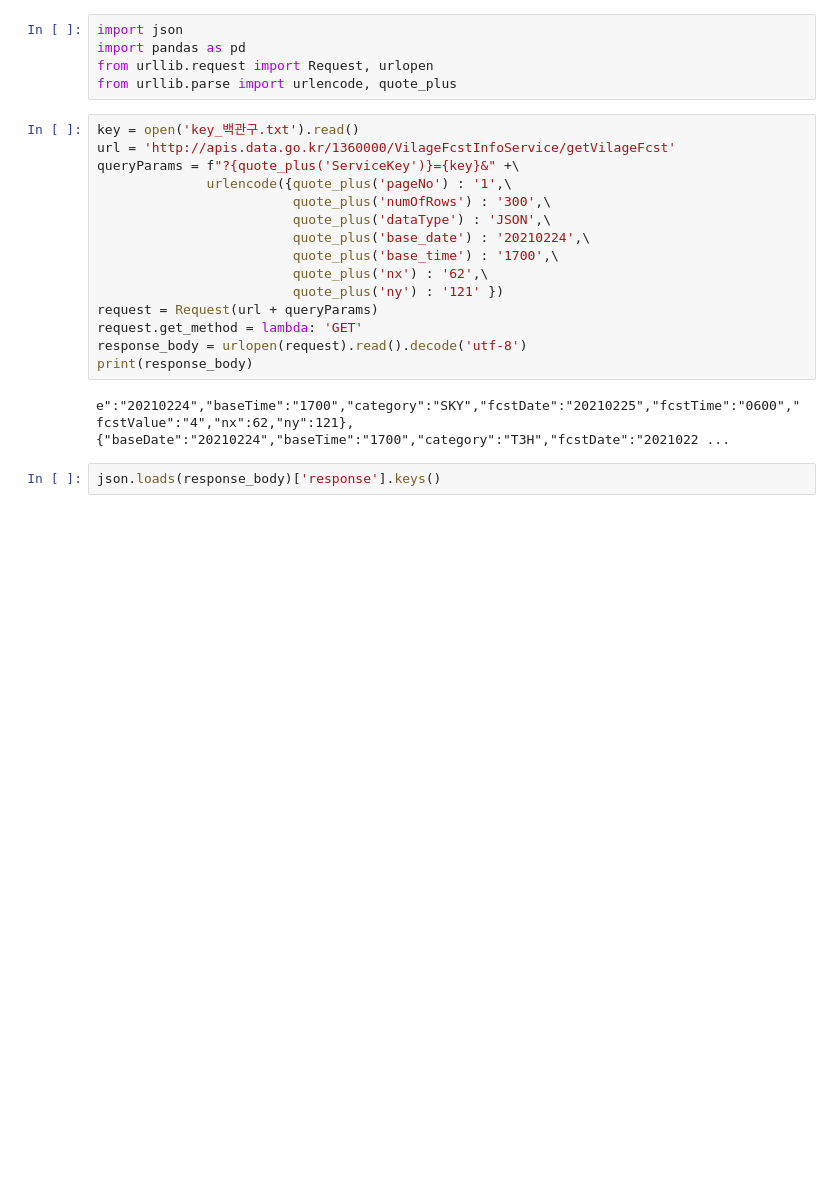
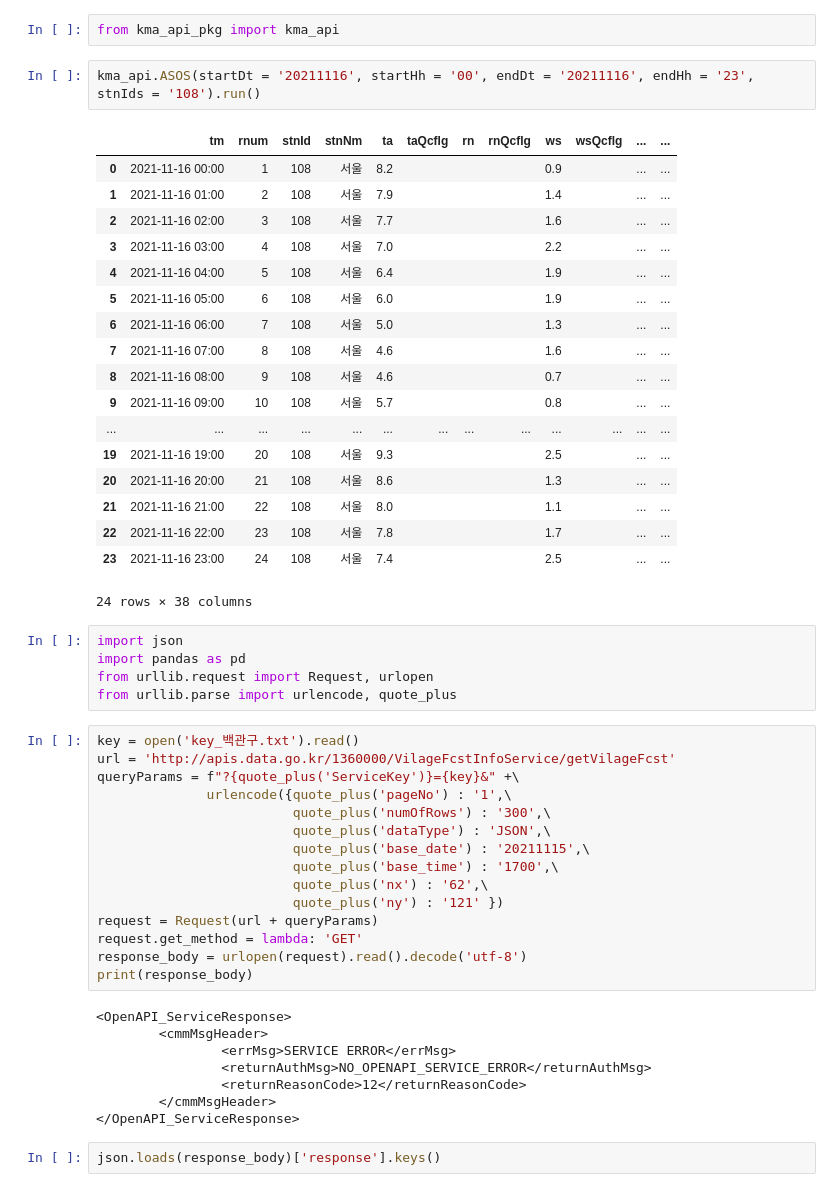
Before and after one commit to Kwan-Gu/KMA_API, a Jupyter notebook: 테스트_API_기상청.ipynb, the cells around one changed output. Cells and saved outputs as stored; diff of their text form; blank space fills up the shorter version.

```diff
--- a/테스트_API_기상청.ipynb
+++ b/테스트_API_기상청.ipynb
@@ -1,3 +1,26 @@
+# %%
+from kma_api_pkg import kma_api
+# %%
+kma_api.ASOS(startDt = '20211116', startHh = '00', endDt = '20211116', endHh = '23', stnIds = '108').run()
+# %% [output]
+|  | tm | rnum | stnId | stnNm | ta | taQcflg | rn | rnQcflg | ws | wsQcflg | ... | ... |
+| 0 | 2021-11-16 00:00 | 1 | 108 | 서울 | 8.2 |  |  |  | 0.9 |  | ... | ... |
+| 1 | 2021-11-16 01:00 | 2 | 108 | 서울 | 7.9 |  |  |  | 1.4 |  | ... | ... |
+| 2 | 2021-11-16 02:00 | 3 | 108 | 서울 | 7.7 |  |  |  | 1.6 |  | ... | ... |
+| 3 | 2021-11-16 03:00 | 4 | 108 | 서울 | 7.0 |  |  |  | 2.2 |  | ... | ... |
+| 4 | 2021-11-16 04:00 | 5 | 108 | 서울 | 6.4 |  |  |  | 1.9 |  | ... | ... |
+| 5 | 2021-11-16 05:00 | 6 | 108 | 서울 | 6.0 |  |  |  | 1.9 |  | ... | ... |
+| 6 | 2021-11-16 06:00 | 7 | 108 | 서울 | 5.0 |  |  |  | 1.3 |  | ... | ... |
+| 7 | 2021-11-16 07:00 | 8 | 108 | 서울 | 4.6 |  |  |  | 1.6 |  | ... | ... |
+| 8 | 2021-11-16 08:00 | 9 | 108 | 서울 | 4.6 |  |  |  | 0.7 |  | ... | ... |
+| 9 | 2021-11-16 09:00 | 10 | 108 | 서울 | 5.7 |  |  |  | 0.8 |  | ... | ... |
+| ... | ... | ... | ... | ... | ... | ... | ... | ... | ... | ... | ... | ... |
+| 19 | 2021-11-16 19:00 | 20 | 108 | 서울 | 9.3 |  |  |  | 2.5 |  | ... | ... |
+| 20 | 2021-11-16 20:00 | 21 | 108 | 서울 | 8.6 |  |  |  | 1.3 |  | ... | ... |
+| 21 | 2021-11-16 21:00 | 22 | 108 | 서울 | 8.0 |  |  |  | 1.1 |  | ... | ... |
+| 22 | 2021-11-16 22:00 | 23 | 108 | 서울 | 7.8 |  |  |  | 1.7 |  | ... | ... |
+| 23 | 2021-11-16 23:00 | 24 | 108 | 서울 | 7.4 |  |  |  | 2.5 |  | ... | ... |
+24 rows × 38 columns
 # %%
 import json
 import pandas as pd
@@ -10,7 +33,7 @@ queryParams = f"?{quote_plus('ServiceKey')}={key}&" +\
               urlencode({quote_plus('pageNo') : '1',\
 						 quote_plus('numOfRows') : '300',\
 						 quote_plus('dataType') : 'JSON',\
-						 quote_plus('base_date') : '20210224',\
+						 quote_plus('base_date') : '20211115',\
 						 quote_plus('base_time') : '1700',\
 						 quote_plus('nx') : '62',\
 						 quote_plus('ny') : '121' })
@@ -19,7 +42,13 @@ request.get_method = lambda: 'GET'
 response_body = urlopen(request).read().decode('utf-8')
 print(response_body)
 # %% [output]
-e":"20210224","baseTime":"1700","category":"SKY","fcstDate":"20210225","fcstTime":"0600","fcstValue":"4","nx":62,"ny":121},{"baseDate":"20210224","baseTime":"1700","category":"T3H","fcstDate":"2021022 ...
+<OpenAPI_ServiceResponse>
+        <cmmMsgHeader>
+                <errMsg>SERVICE ERROR</errMsg>
+                <returnAuthMsg>NO_OPENAPI_SERVICE_ERROR</returnAuthMsg>
+                <returnReasonCode>12</returnReasonCode>
+        </cmmMsgHeader>
+</OpenAPI_ServiceResponse>
 # %%
 json.loads(response_body)['response'].keys()
 # %% [output]
```
Also changed, not shown: parts of 1 cell of this notebook, 4 other files.
